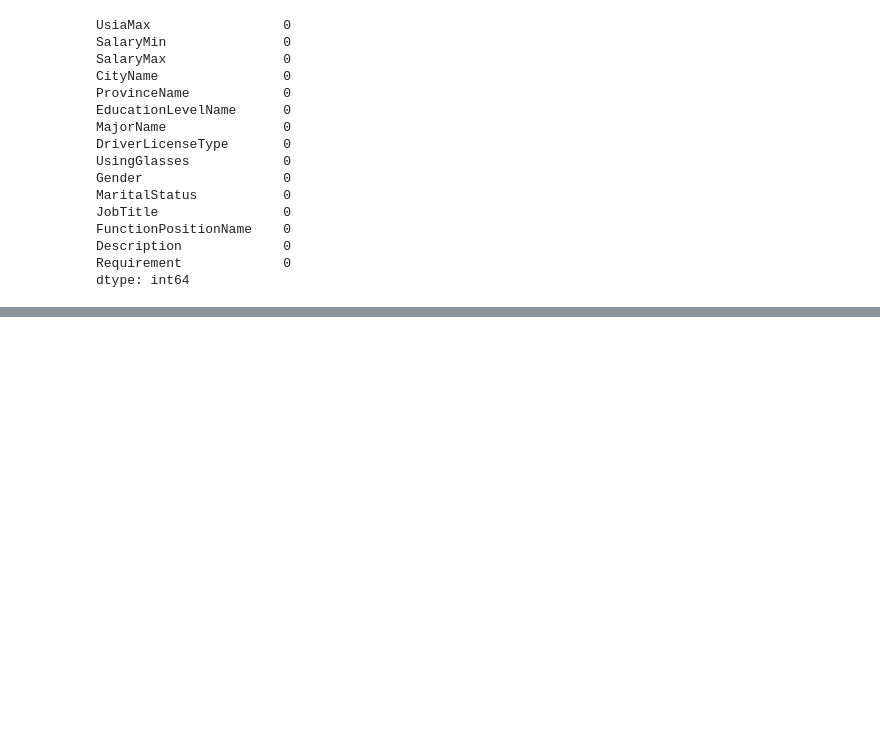
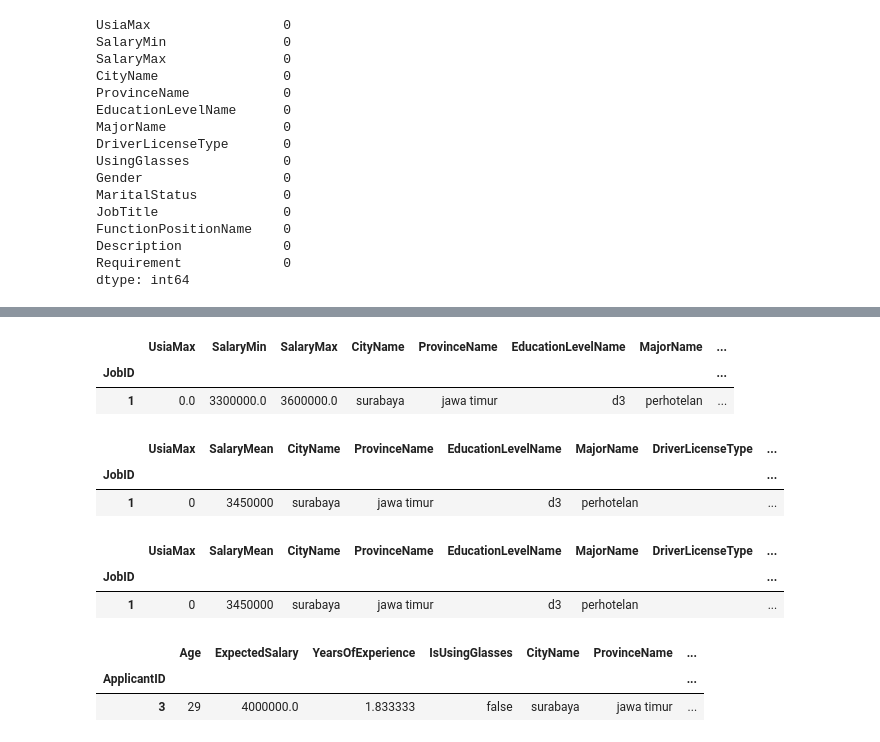
Before and after one commit to fn-hide/eris_job, a Jupyter notebook: gensim.ipynb, the cells around one changed output, grey strips where cells are left out. Saved outputs shown, nothing was run; the diff lists cells and outputs as text; code cells hidden in the pictures; blank space fills up the shorter version.

```diff
--- a/gensim.ipynb
+++ b/gensim.ipynb
@@ -125,5 +132,3 @@ df_applicant_experience = pd.DataFrame(engine.execute(
     LEFT JOIN Pipeline ON ApplicantExperience.ApplicantID = Pipeline.ApplicantID)
     """
 ))
-# %%
-df_job.Description = df_job.Description.map(clean_text)
@@ -460,2 +295,0 @@ def remove_stopwords(stopwords, texts):
-# %%
-df_job.Description = df_job.Description.map(clean_text).map(stemmer.stem).apply(lambda x: remove_stopwords(stopwords, x))
@@ -508,2 +296,8 @@ technical responsibilities menyiapkan dan melaksanakan prosedur pengoperasian da
+# %%
+df_job.head(1)
+# %% [output]
+|  | UsiaMax | SalaryMin | SalaryMax | CityName | ProvinceName | EducationLevelName | MajorName | ... |
+| JobID |  |  |  |  |  |  |  | ... |
+| 1 | 0.0 | 3300000.0 | 3600000.0 | surabaya | jawa timur | d3 | perhotelan | ... |
 # %%
 """PRE-PROCESSING JOB"""
@@ -551,10 +340,28 @@ df_education.EducationLevelName = df_education.EducationLevelName.map(str.lower)
 df_city.CityName = df_city.CityName.map(str.lower)
 df_province.ProvinceName = df_province.ProvinceName.map(str.lower)
 df_major.MajorName = df_major.MajorName.map(str.lower)
+# %%
+df_job.head(1)
+# %% [output]
+|  | UsiaMax | SalaryMean | CityName | ProvinceName | EducationLevelName | MajorName | DriverLicenseType | ... |
+| JobID |  |  |  |  |  |  |  | ... |
+| 1 | 0 | 3450000 | surabaya | jawa timur | d3 | perhotelan |  | ... |
 # %%
 df_job['Texts'] = df_job.JobTitlePosition + ' ' + df_job.DescriptionRequirement
 # %%
 df_applicant['Texts'] = df_applicant.Position + ' ' + df_applicant.DescriptionStrengthness
+# %%
+df_job.head(1)
+# %% [output]
+|  | UsiaMax | SalaryMean | CityName | ProvinceName | EducationLevelName | MajorName | DriverLicenseType | ... |
+| JobID |  |  |  |  |  |  |  | ... |
+| 1 | 0 | 3450000 | surabaya | jawa timur | d3 | perhotelan |  | ... |
+# %%
+df_applicant.head(1)
+# %% [output]
+|  | Age | ExpectedSalary | YearsOfExperience | IsUsingGlasses | CityName | ProvinceName | ... |
+| ApplicantID |  |  |  |  |  |  | ... |
+| 3 | 29 | 4000000.0 | 1.833333 | false | surabaya | jawa timur | ... |
 # %%
 import gensim
 import gensim.downloader as api
```
Also changed, not shown: parts of 30 cells of this notebook, 6 other files.
